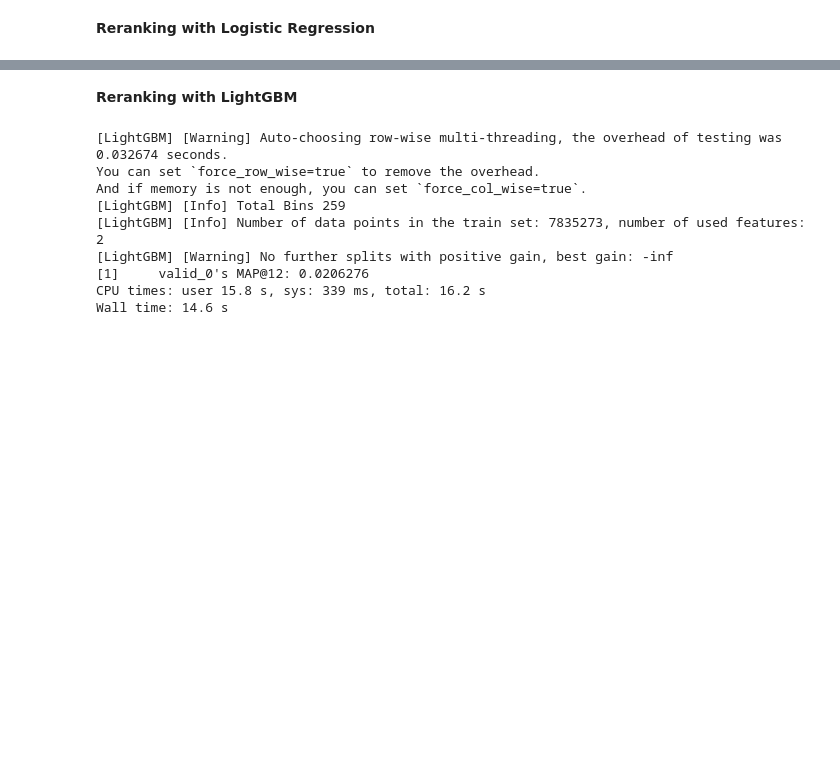
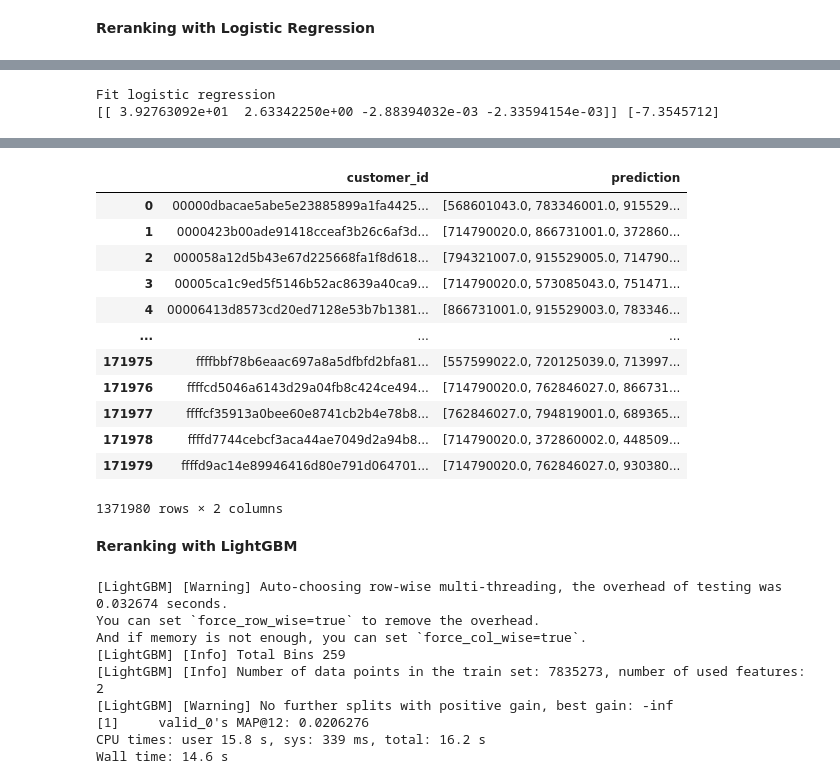
Before and after one commit to lucien1011/kaggle-h-and-m, a Jupyter notebook: ml_ranker.ipynb, the cells around one changed output, grey strips where cells are left out. Cells and saved outputs as stored; diff of their text form; code cells hidden in the pictures; blank space fills up the shorter version.

```diff
--- a/ml_ranker.ipynb
+++ b/ml_ranker.ipynb
@@ -453,6 +550,5 @@ past_purchase_score recent_purchase_score popular_purchase_1w_score
 # %%
 %%time
-from sklearn.linear_model import LogisticRegression
-clf = LogisticRegression(random_state=1).fit(trn_df[features],trn_df[target])
+clf = LogisticRegression(max_iter=1000,random_state=1).fit(trn_df[features],trn_df[target])
 print(clf.coef_, clf.intercept_)
 # %% [output]
@@ -486,0 +721,62 @@ trn_df
+# %%
+%%time
+features = [
+    'past_purchase_score',
+    #'recent_purchase_1w_score',
+    #'recent_purchase_2w_score',
+    #'recent_purchase_3w_score',
+    'recent_purchase_score',
+    #'popular_purchase_1w_score',
+    'popular_purchase_2w_score',
+    'popular_purchase_3w_score',
+    #'popular_purchase_123w_score',
+]
+target = 'label'
+print(' '.join(features))
+
+trn_start_time = '2020-09-15'
+trn_end_time = '2020-09-22'
+model_path = 'storage/output/220325_lightgbm_training/220325_dataset_2020-06-01_2020-08-01_2020-09-15_2020-09-22_score:0.0230037_objective:lambdarank_metric:map@12_boosting:dart_seed:0_learning_rate:0.03_num_threads:8_num_iterations:15_early_stopping_round:None.bin'
+
+print('-'*100)
+
+trn_start_time = cudf.to_datetime(trn_start_time)
+trn_end_time = cudf.to_datetime(trn_end_time)
+
+past_transactions = transactions[(transactions.t_dat > cudf.to_datetime('2020-01-01')) & (transactions.t_dat <= trn_end_time)]
+trn_transactions = transactions[(transactions.t_dat > trn_start_time) & (transactions.t_dat <= trn_end_time)]
+
+print('Construct trn_df')
+
+trn_gt_df = construct_gt_df(trn_transactions)
+
+trn_df = construct_rerank_df(
+    trn_gt_df[['customer_id']],past_transactions,
+    articles,customers,
+    model_path,
+    label='label',
+    gt_df=trn_gt_df,
+)
+
+from sklearn.linear_model import LogisticRegression
+print('Fit logistic regression')
+clf = LogisticRegression(random_state=1).fit(trn_df[features],trn_df[target])
+print(clf.coef_, clf.intercept_)
+
+sub_df_reader = pd.read_csv('storage/sample_submission.csv',chunksize=int(2e5))
+final_sub_df = None
+for sub_df in sub_df_reader:
+    test_df = construct_rerank_df(
+        sub_df,past_transactions,
+        articles,customers,
+        model_path,
+        label='label',
+    )
+    preds = clf.predict_proba(test_df[features])
+    sub_df = construct_sub_df(test_df,preds[:,1],k=12)
+    if final_sub_df is None:
+        final_sub_df = sub_df
+    else:
+        final_sub_df = pd.concat([final_sub_df,sub_df])
+final_sub_df
+# %% [output]
@@ -486,0 +791,2 @@ trn_df
+Fit logistic regression
+[[ 3.92763092e+01  2.63342250e+00 -2.88394032e-03 -2.33594154e-03]] [-7.3545712]
@@ -486,0 +812,13 @@ trn_df
+|  | customer_id | prediction |
+| 0 | 00000dbacae5abe5e23885899a1fa4425... | [568601043.0, 783346001.0, 915529... |
+| 1 | 0000423b00ade91418cceaf3b26c6af3d... | [714790020.0, 866731001.0, 372860... |
+| 2 | 000058a12d5b43e67d225668fa1f8d618... | [794321007.0, 915529005.0, 714790... |
+| 3 | 00005ca1c9ed5f5146b52ac8639a40ca9... | [714790020.0, 573085043.0, 751471... |
+| 4 | 00006413d8573cd20ed7128e53b7b1381... | [866731001.0, 915529003.0, 783346... |
+| ... | ... | ... |
+| 171975 | ffffbbf78b6eaac697a8a5dfbfd2bfa81... | [557599022.0, 720125039.0, 713997... |
+| 171976 | ffffcd5046a6143d29a04fb8c424ce494... | [714790020.0, 762846027.0, 866731... |
+| 171977 | ffffcf35913a0bee60e8741cb2b4e78b8... | [762846027.0, 794819001.0, 689365... |
+| 171978 | ffffd7744cebcf3aca44ae7049d2a94b8... | [714790020.0, 372860002.0, 448509... |
+| 171979 | ffffd9ac14e89946416d80e791d064701... | [714790020.0, 762846027.0, 930380... |
+1371980 rows × 2 columns
```
Also changed, not shown: parts of 28 cells of this notebook.
